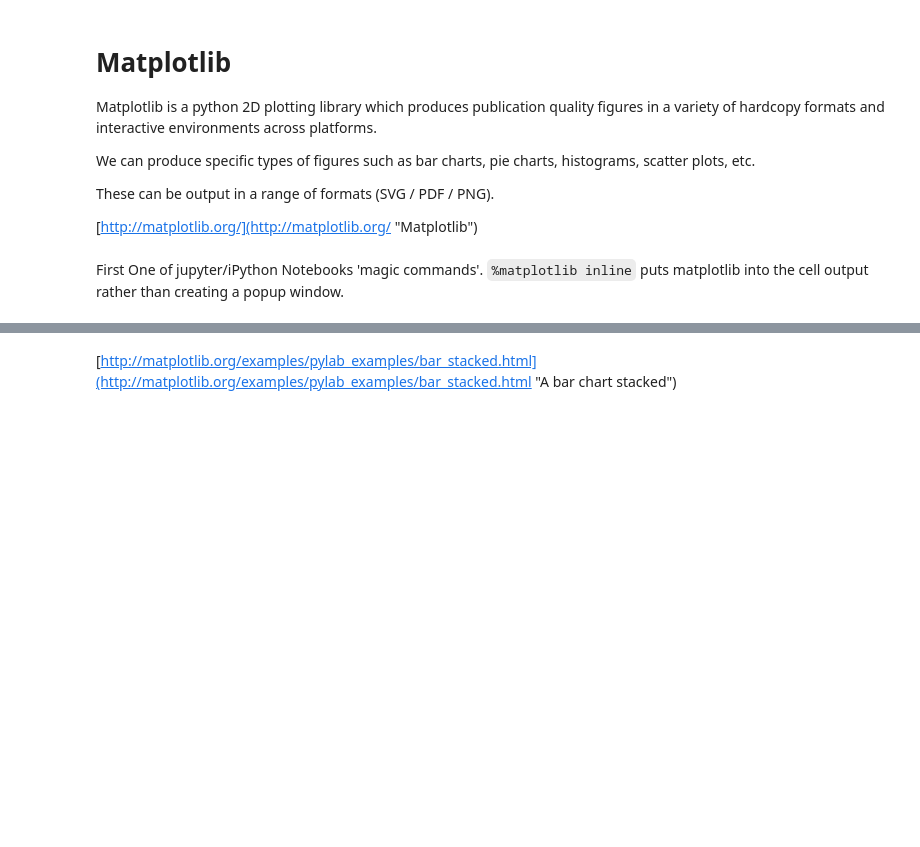
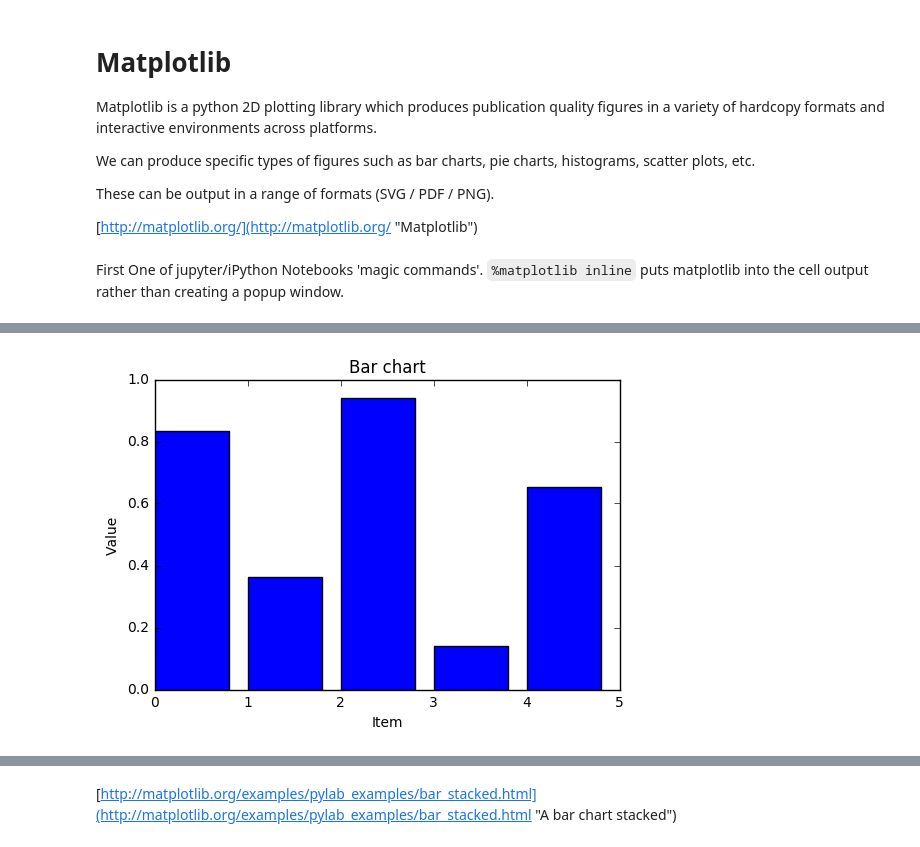
Before and after one commit to catalystcomputing/DSIoT-Python-sessions, a Jupyter notebook: Session5/code/08 Matplotlib.ipynb, the cells around one changed output, grey strips where cells are left out. Cells and saved outputs as stored; diff of their text form; code cells hidden in the pictures; blank space fills up the shorter version.

```diff
--- a/Session5/code/08 Matplotlib.ipynb
+++ b/Session5/code/08 Matplotlib.ipynb
@@ -27,6 +28,11 @@ plt.show()
 # %%
 # A bar chart
 y = np.random.rand(5)
 x = np.arange(5)
+plt.xlabel('Item')
+plt.ylabel('Value')
 plt.bar(x,y)
+plt.title('Bar chart')
 plt.show()
+# %% [output]
+[figure, added]
```
Also changed, not shown: parts of 6 cells of this notebook, 7 other files.
